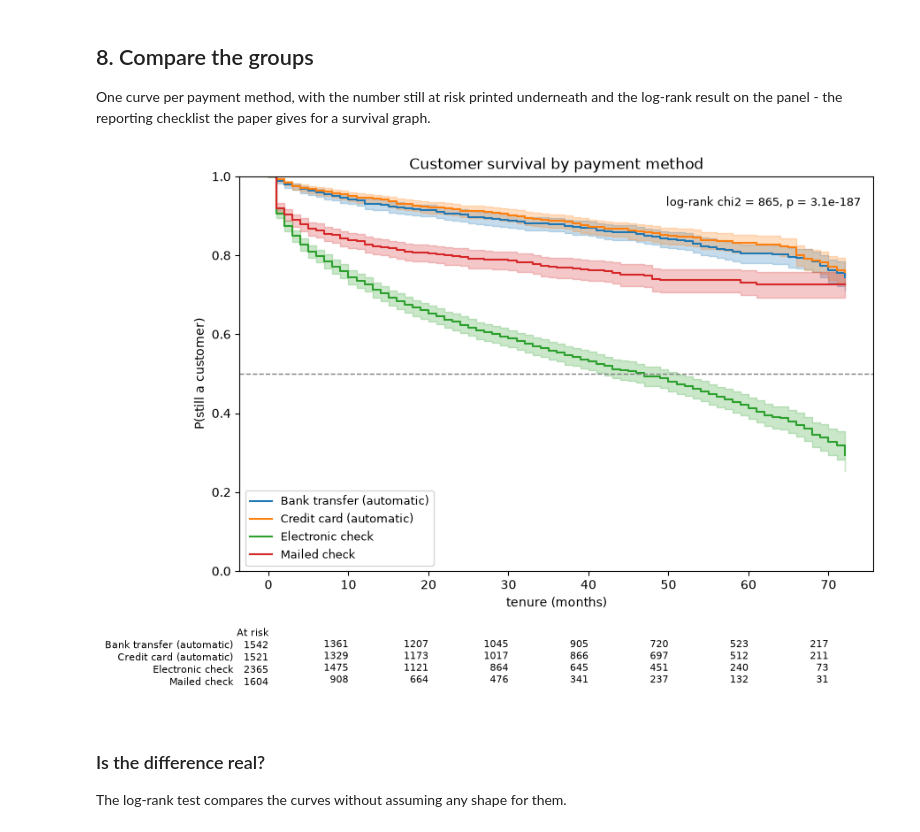
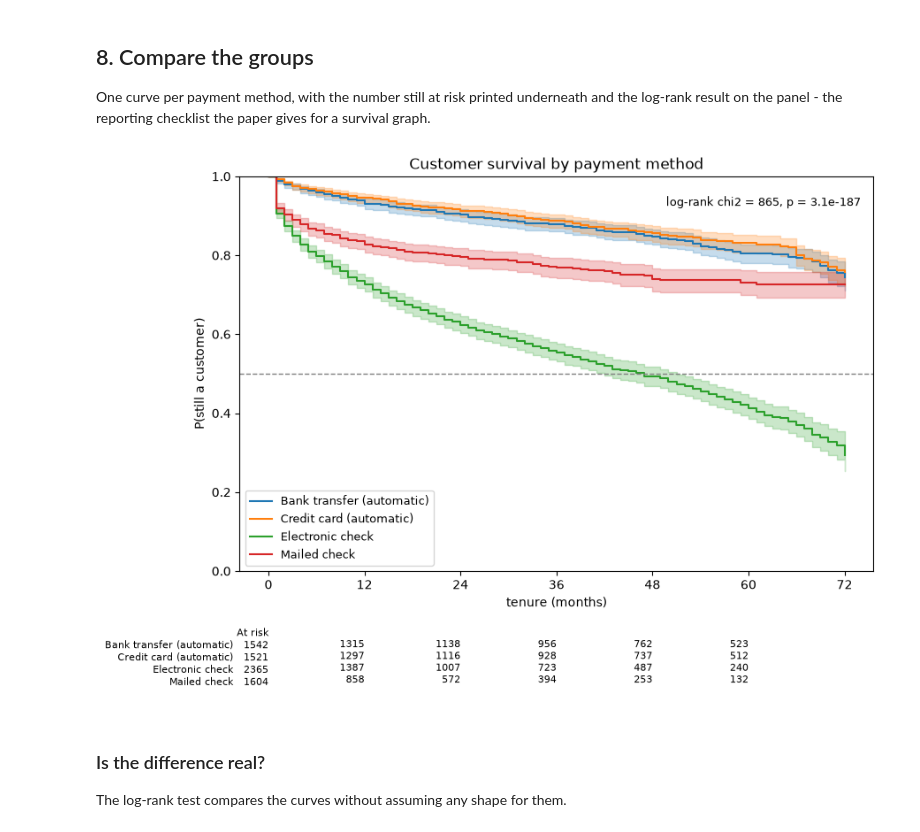
Before and after one commit to Kiatisakk/CPE342-ML, a Jupyter notebook: lab03_rg/Activity_Estimating_Lifetime.ipynb, the cells around one changed output. Cells and saved outputs as stored; diff of their text form; code cells hidden in the pictures.

```diff
--- a/lab03_rg/Activity_Estimating_Lifetime.ipynb
+++ b/lab03_rg/Activity_Estimating_Lifetime.ipynb
@@ -153,11 +153,13 @@ life_table.head(12)
 # %% [markdown]
 ## 7. Estimate the survival curve
 # %%
+YEAR_TICKS = list(range(0, 73, 12))  # a tick per year, still counted in months
+
 kmf = KaplanMeierFitter().fit(df["T"], event_observed=df["E"], label="All customers")
 
 ax = kmf.plot_survival_function(figsize=(7, 4.2))
 ax.set(xlabel="tenure (months)", ylabel="P(still a customer)",
-       title="Kaplan-Meier - all customers", ylim=(0, 1))
+       title="Kaplan-Meier - all customers", ylim=(0, 1), xticks=YEAR_TICKS)
 plt.tight_layout()
 plt.show()
 
@@ -180,30 +182,33 @@ graph.
 # %%
 METHODS = sorted(df["PaymentMethod"].unique())
 fitters = {}
 
 fig, ax = plt.subplots(figsize=(9, 6.5))
 for method in METHODS:
     group = df[df["PaymentMethod"] == method]
     f = KaplanMeierFitter().fit(group["T"], event_observed=group["E"], label=method)
     fitters[method] = f
     f.plot_survival_function(ax=ax, ci_show=True)
 
 overall = multivariate_logrank_test(df["T"], df["PaymentMethod"], df["E"])
 ax.set(xlabel="tenure (months)", ylabel="P(still a customer)",
-       title="Customer survival by payment method", ylim=(0, 1))
+       title="Customer survival by payment method", ylim=(0, 1), xticks=YEAR_TICKS)
 ax.axhline(0.5, color="grey", lw=1, ls="--")
 ax.legend(loc="lower left", fontsize=9)
 ax.text(0.98, 0.95, f"log-rank chi2 = {overall.test_statistic:.0f}, p = {overall.p_value:.1e}",
         transform=ax.transAxes, ha="right", va="top", fontsize=9)
 
-add_at_risk_counts(*fitters.values(), ax=ax, fontsize=8, rows_to_show=["At risk"])
+# The count is of customers at risk *after* the tick, so month 72 - the last month
+# anyone was observed - is 0 for every group and is left off the table.
+add_at_risk_counts(*fitters.values(), ax=ax, fontsize=8,
+                   rows_to_show=["At risk"], xticks=YEAR_TICKS[:-1])
 
 plt.tight_layout()
 Path("figures").mkdir(exist_ok=True)
 fig.savefig("figures/km_by_payment_method.png", dpi=150, bbox_inches="tight")
 plt.show()
 # %% [output]
-[figure, old version]
+[figure, new version]
 # %% [markdown]
 ### Is the difference real?
 
```
Also changed, not shown: parts of 1 cell of this notebook, 2 other files.
